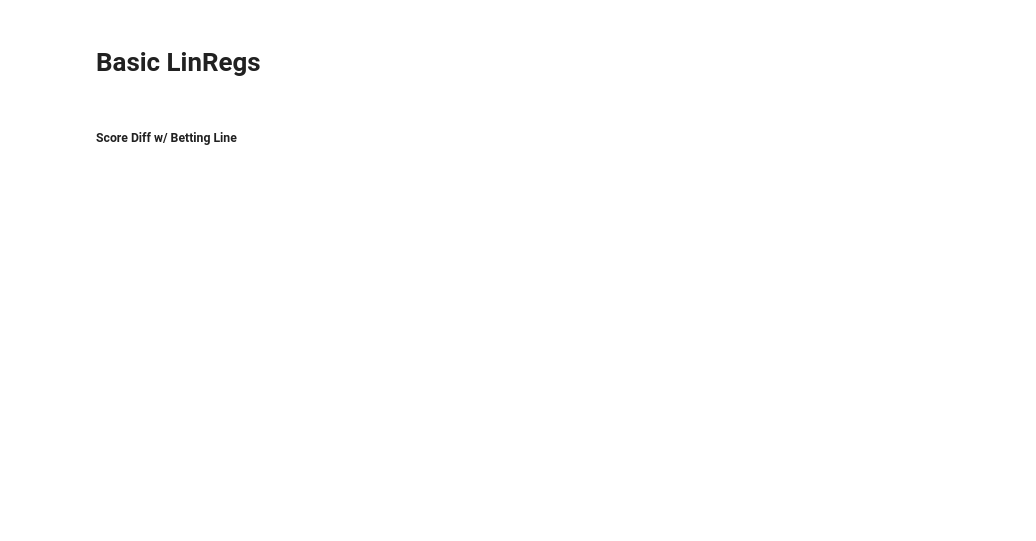
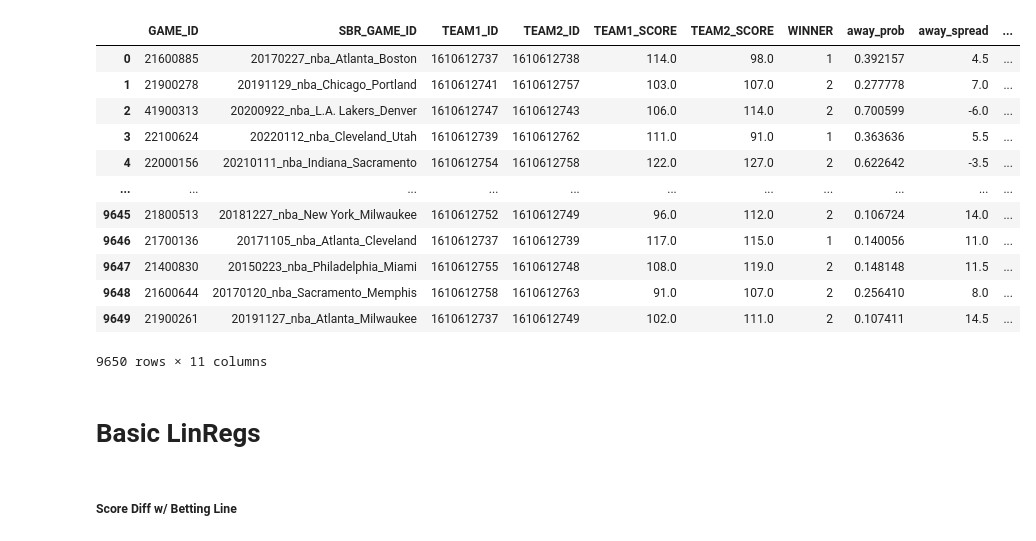
Before and after one commit to iiisong/ML-NBA-Betting, a Jupyter notebook: basic_regression.ipynb, the cells around one changed output. Drawn from its saved outputs; the diff is of its cells as text; code cells hidden in the pictures; blank space fills up the shorter version.

Commit message:
linear and log regression for super basic game data

```diff
--- a/basic_regression.ipynb
+++ b/basic_regression.ipynb
@@ -8,3 +10,26 @@ from sklearn.model_selection import train_test_split
+# %%
+df = pd.read_csv("data_proc/games_basic_master.csv")
+df["SCORE_DIFF"] = df["TEAM1_SCORE"] - df["TEAM2_SCORE"]
+df.dropna(inplace=True)
+
+X = df[["TEAM1_ID", "TEAM2_ID", "away_prob", "away_spread", "away_total"]]
+y = df["SCORE_DIFF"]
+
+display(df)
+# %% [output]
+|  | GAME_ID | SBR_GAME_ID | TEAM1_ID | TEAM2_ID | TEAM1_SCORE | TEAM2_SCORE | WINNER | away_prob | away_spread | ... |
+| 0 | 21600885 | 20170227_nba_Atlanta_Boston | 1610612737 | 1610612738 | 114.0 | 98.0 | 1 | 0.392157 | 4.5 | ... |
+| 1 | 21900278 | 20191129_nba_Chicago_Portland | 1610612741 | 1610612757 | 103.0 | 107.0 | 2 | 0.277778 | 7.0 | ... |
+| 2 | 41900313 | 20200922_nba_L.A. Lakers_Denver | 1610612747 | 1610612743 | 106.0 | 114.0 | 2 | 0.700599 | -6.0 | ... |
+| 3 | 22100624 | 20220112_nba_Cleveland_Utah | 1610612739 | 1610612762 | 111.0 | 91.0 | 1 | 0.363636 | 5.5 | ... |
+| 4 | 22000156 | 20210111_nba_Indiana_Sacramento | 1610612754 | 1610612758 | 122.0 | 127.0 | 2 | 0.622642 | -3.5 | ... |
+| ... | ... | ... | ... | ... | ... | ... | ... | ... | ... | ... |
+| 9645 | 21800513 | 20181227_nba_New York_Milwaukee | 1610612752 | 1610612749 | 96.0 | 112.0 | 2 | 0.106724 | 14.0 | ... |
+| 9646 | 21700136 | 20171105_nba_Atlanta_Cleveland | 1610612737 | 1610612739 | 117.0 | 115.0 | 1 | 0.140056 | 11.0 | ... |
+| 9647 | 21400830 | 20150223_nba_Philadelphia_Miami | 1610612755 | 1610612748 | 108.0 | 119.0 | 2 | 0.148148 | 11.5 | ... |
+| 9648 | 21600644 | 20170120_nba_Sacramento_Memphis | 1610612758 | 1610612763 | 91.0 | 107.0 | 2 | 0.256410 | 8.0 | ... |
+| 9649 | 21900261 | 20191127_nba_Atlanta_Milwaukee | 1610612737 | 1610612749 | 102.0 | 111.0 | 2 | 0.107411 | 14.5 | ... |
+9650 rows × 11 columns
 # %% [markdown]
 # Basic LinRegs
 # %% [markdown]
```
Also changed, not shown: parts of 3 cells of this notebook.
